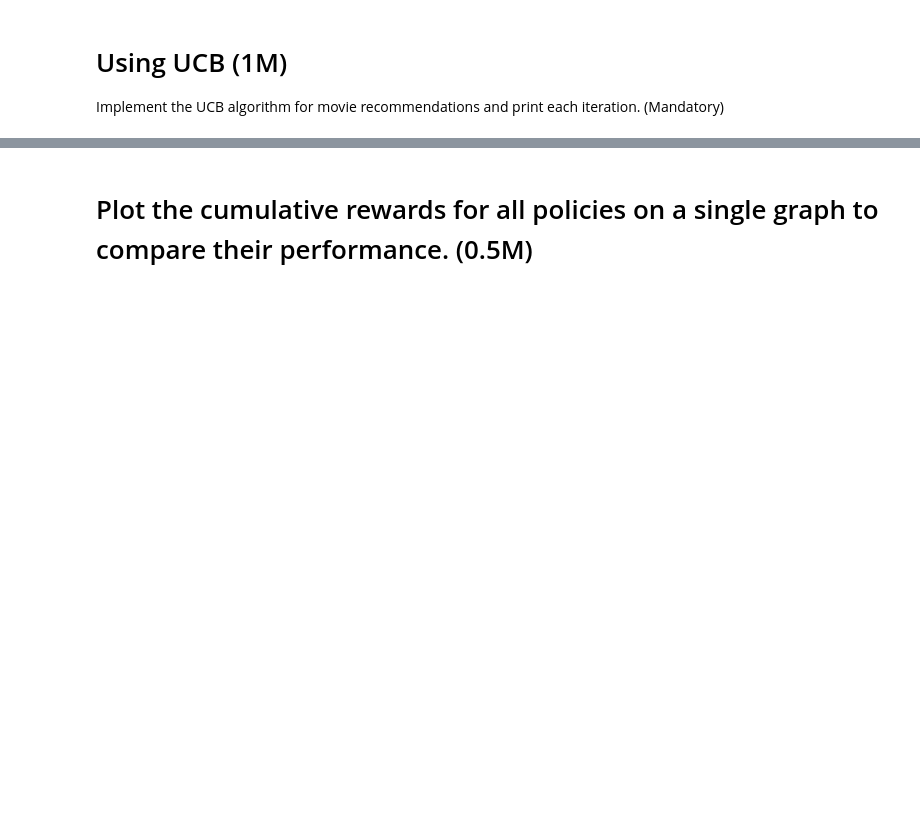
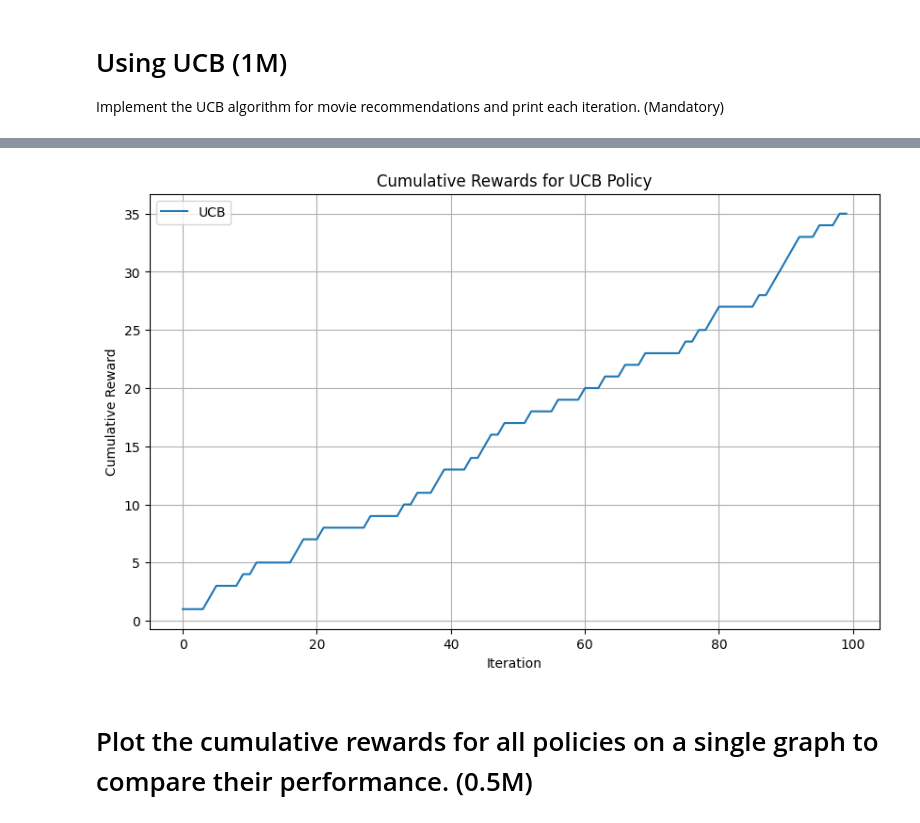
Before and after one commit to abhinavgazta/deepreinforcelearning, a Jupyter notebook: MAB_Assignment_1.ipynb, the cells around one changed output, grey strips where cells are left out. Drawn from its saved outputs; the diff is of its cells as text; code cells hidden in the pictures; blank space fills up the shorter version.

```diff
--- a/MAB_Assignment_1.ipynb
+++ b/MAB_Assignment_1.ipynb
@@ -323,6 +323,7 @@ class MovieEnvironment:
         self.dataset = dataset
         self.movies = dataset['movieId'].unique()
         self.rewards = {movie: [] for movie in self.movies}
+        self.n_selections = {movie: 0 for movie in self.movies} # no of times a moview has been selected for the UCB algo
 
     def get_statistics(self):
         # Dataset statistics
@@ -701,0 +700,68 @@ Implement the UCB algorithm for movie recommendations and print each iteration.
+# %%
+class UCBAgent:
+    def __init__(self, movie_environment):
+        self.env = movie_environment
+
+    def select_action(self):
+        """
+        Selects an action based on UCB1 algorithm, handling movies with no selections.
+        """
+        total_selections = sum(self.env.n_selections.values())
+        ucb_values = {}
+        for movie in self.env.movies:
+            average_reward = np.mean(self.env.rewards[movie]) if self.env.n_selections[movie] > 0 else 0
+            # Avoid division by zero and invalid sqrt for unselected movies
+            if self.env.n_selections[movie] == 0:
+                ucb_values[movie] = float('inf')  # Set UCB to positive infinity for exploration
+            else:
+                ucb_values[movie] = average_reward + np.sqrt(2 * np.log(total_selections) / self.env.n_selections[movie])
+        return max(ucb_values, key=ucb_values.get)
+
+    def run_ucb_policy(self, env, num_iterations=10):
+        """
+        Runs the UCB policy for a given number of iterations.
+
+        Args:
+            env: MovieEnvironment object.
+            agent: UCBAgent object.
+            num_iterations: Number of iterations to run the policy.
+        """
+        all_rewards = []
+        for i in range(num_iterations):
+            # Select a movie based on UCB1
+            movie_id = self.select_action()
+
+            # Simulate user interaction (get a random rating for the selected movie)
+            # In a real scenario, this would involve user interaction or prediction
+            user_rating = np.random.choice([1, 2, 3, 4, 5])
+
+            # Calculate reward
+            reward = env.reward_function(movie_id, user_rating)
+
+            # Store the reward for the movie
+            env.rewards[movie_id].append(reward)
+            env.n_selections[movie_id] += 1
+            all_rewards.append(reward)
+
+            print(f"Iteration {i+1}:")
+            print(f"Selected Movie: {movie_id}")
+            print(f"User Rating: {user_rating}")
+            print(f"Reward: {reward}")
+            print("-" * 20)
+
+        return all_rewards
+
+ucb_agent = UCBAgent(movie_env)
+ucb_rewards = ucb_agent.run_ucb_policy(movie_env, num_iterations=100)
+
+# Plot cumulative rewards
+plt.figure(figsize=(10, 6))
+cumulative_rewards = np.cumsum(ucb_rewards)
+plt.plot(cumulative_rewards, label="UCB")
+plt.xlabel("Iteration")
+plt.ylabel("Cumulative Reward")
+plt.title("Cumulative Rewards for UCB Policy")
+plt.legend()
+plt.grid(True)
+plt.show()
+# %% [output]
@@ -702,3 +785,4 @@ Implement the UCB algorithm for movie recommendations and print each iteration.
+[figure, added]
 # %% [markdown]
 # Plot the cumulative rewards for all policies on a single graph to compare their performance. (0.5M)
 # %%
```
Also changed, not shown: parts of 3 cells of this notebook.
